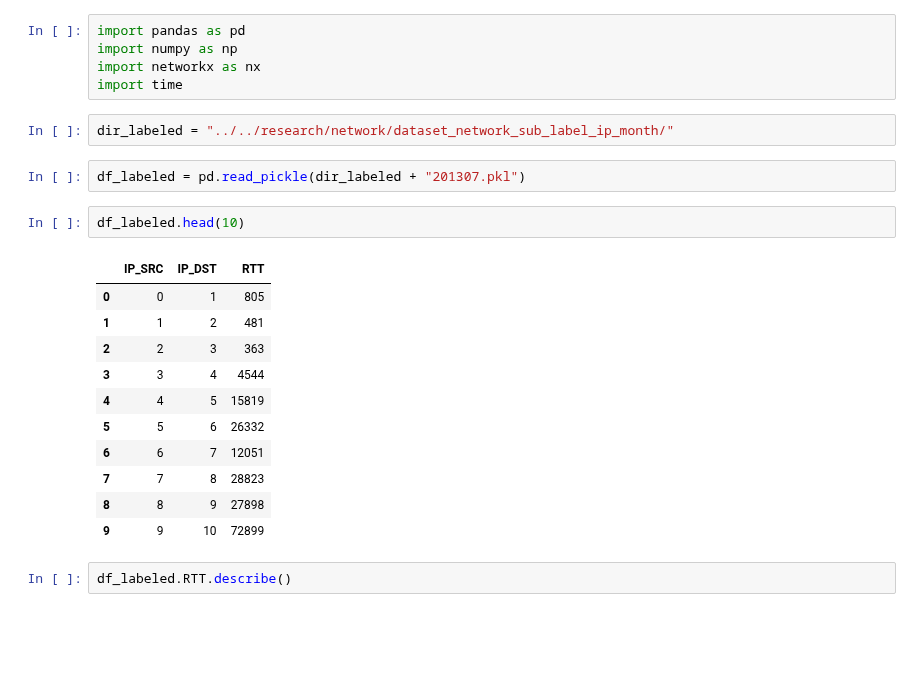
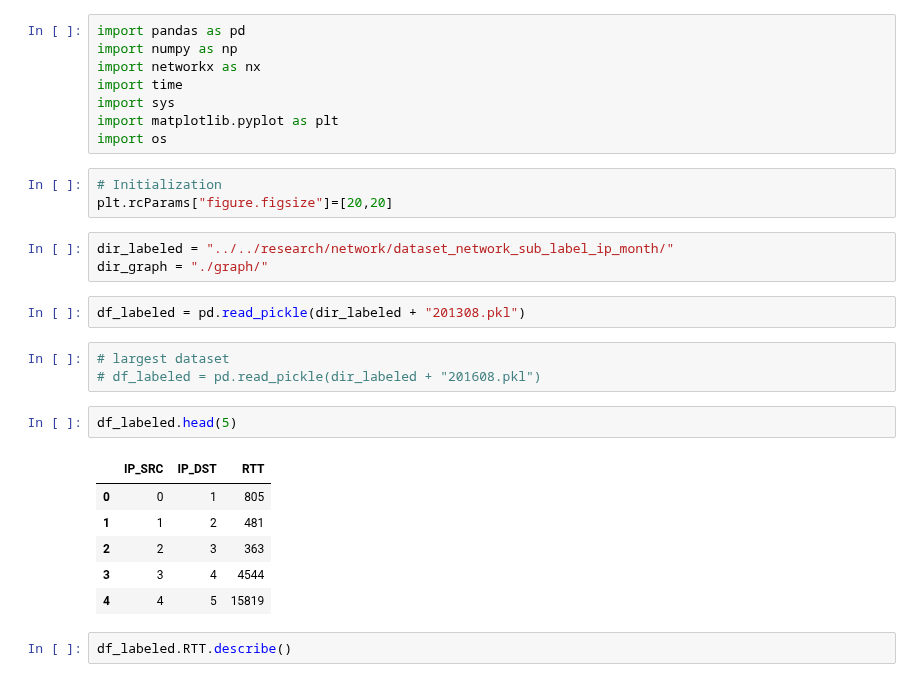
Before and after one commit to vwslz/NetworkEvolution_real, a Jupyter notebook: main.ipynb, the cells around one changed output. Saved outputs shown, nothing was run; the diff lists cells and outputs as text; blank space fills up the shorter version.

```diff
--- a/main.ipynb
+++ b/main.ipynb
@@ -3,24 +3,29 @@ import pandas as pd
 import numpy as np
 import networkx as nx
 import time
+import sys
+import matplotlib.pyplot as plt
+import os
+# %%
+# Initialization
+plt.rcParams["figure.figsize"]=[20,20]
 # %%
 dir_labeled = "../../research/network/dataset_network_sub_label_ip_month/"
+dir_graph = "./graph/"
 # %%
-df_labeled = pd.read_pickle(dir_labeled + "201307.pkl")
+df_labeled = pd.read_pickle(dir_labeled + "201308.pkl")
+# %%
+# largest dataset
+# df_labeled = pd.read_pickle(dir_labeled + "201608.pkl")
 # %%
-df_labeled.head(10)
+df_labeled.head(5)
 # %% [output]
 |  | IP_SRC | IP_DST | RTT |
 | 0 | 0 | 1 | 805 |
 | 1 | 1 | 2 | 481 |
 | 2 | 2 | 3 | 363 |
 | 3 | 3 | 4 | 4544 |
 | 4 | 4 | 5 | 15819 |
-| 5 | 5 | 6 | 26332 |
-| 6 | 6 | 7 | 12051 |
-| 7 | 7 | 8 | 28823 |
-| 8 | 8 | 9 | 27898 |
-| 9 | 9 | 10 | 72899 |
 # %%
 df_labeled.RTT.describe()
 # %% [output]
```
Also changed, not shown: parts of 66 cells of this notebook, 1 other file.
